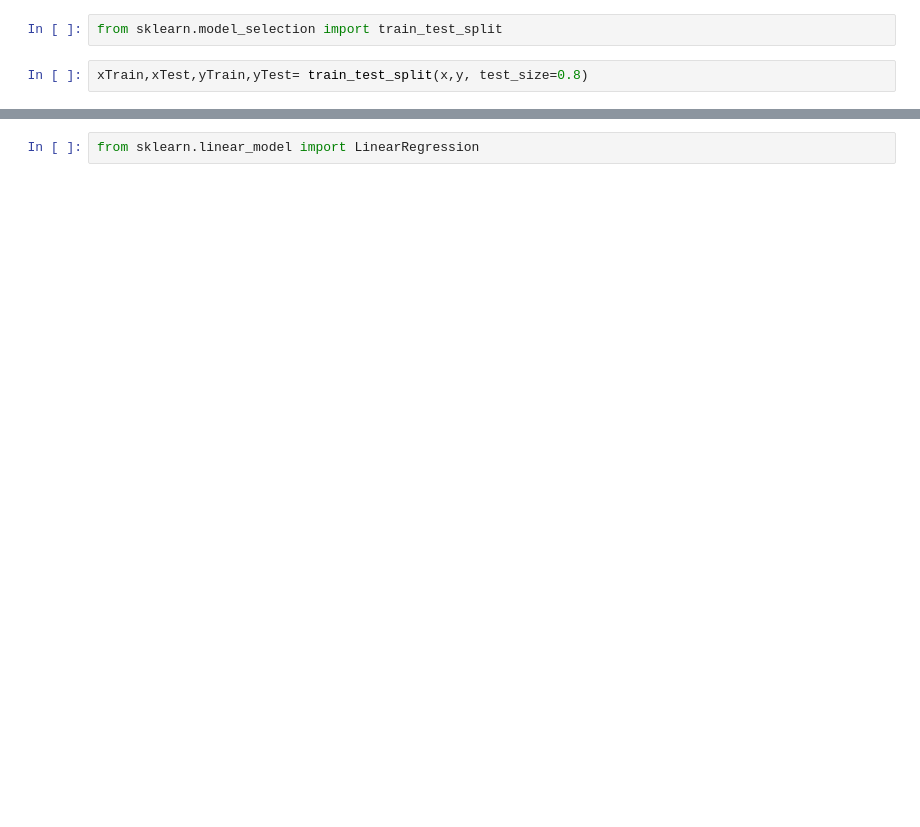
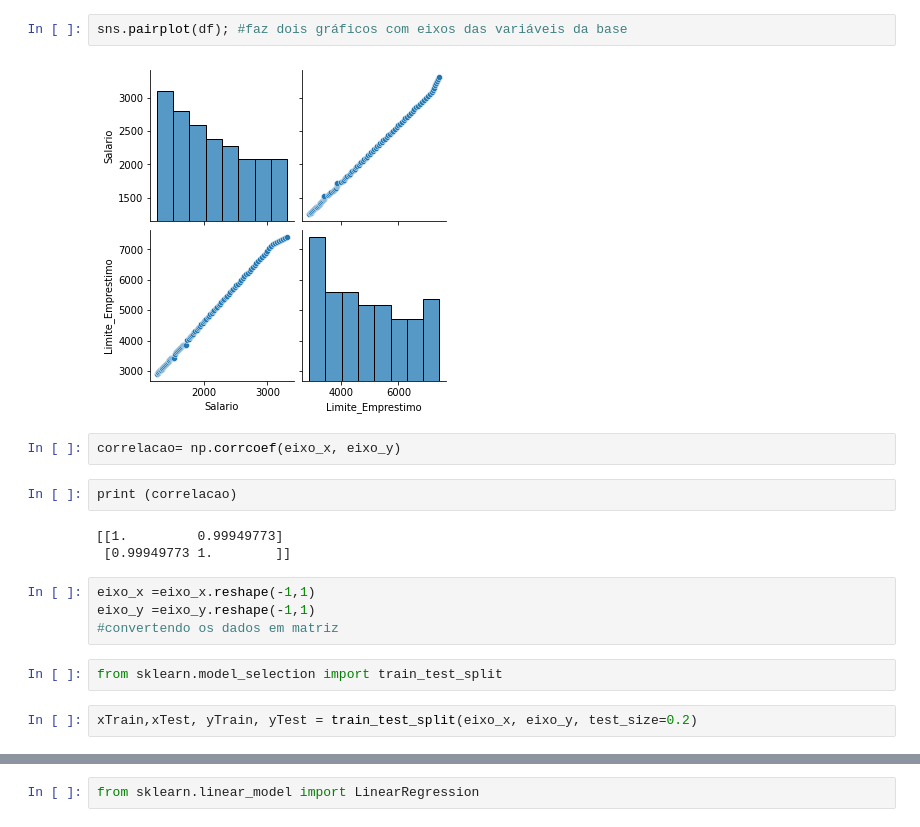
Before and after one commit to felipelimapy/Study-on-Machine-Learning, a Jupyter notebook: RegressãoLinear.ipynb, the cells around one changed output, grey strips where cells are left out. Saved outputs shown, nothing was run; the diff lists cells and outputs as text; blank space fills up the shorter version.

```diff
--- a/RegressãoLinear.ipynb
+++ b/RegressãoLinear.ipynb
@@ -32,5 +40,20 @@ x= np.insert(x,0, d.values, axis=1)
+# %%
+sns.pairplot(df); #faz dois gráficos com eixos das variáveis da base
+# %% [output]
+[figure, added]
+# %%
+correlacao= np.corrcoef(eixo_x, eixo_y)
+# %%
+print (correlacao)
+# %% [output]
+[[1.         0.99949773]
+ [0.99949773 1.        ]]
+# %%
+eixo_x =eixo_x.reshape(-1,1)
+eixo_y =eixo_y.reshape(-1,1)
+#convertendo os dados em matriz
 # %%
 from sklearn.model_selection import train_test_split
 # %%
-xTrain,xTest,yTrain,yTest= train_test_split(x,y, test_size=0.8)
+xTrain,xTest, yTrain, yTest = train_test_split(eixo_x, eixo_y, test_size=0.2)
 # %%
```
Also changed, not shown: parts of 25 cells of this notebook.
